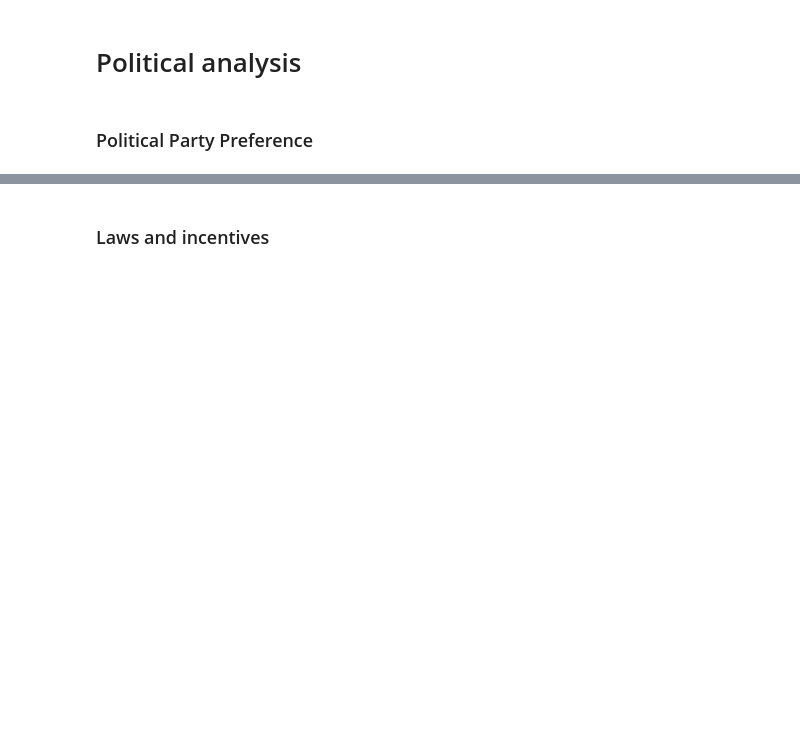
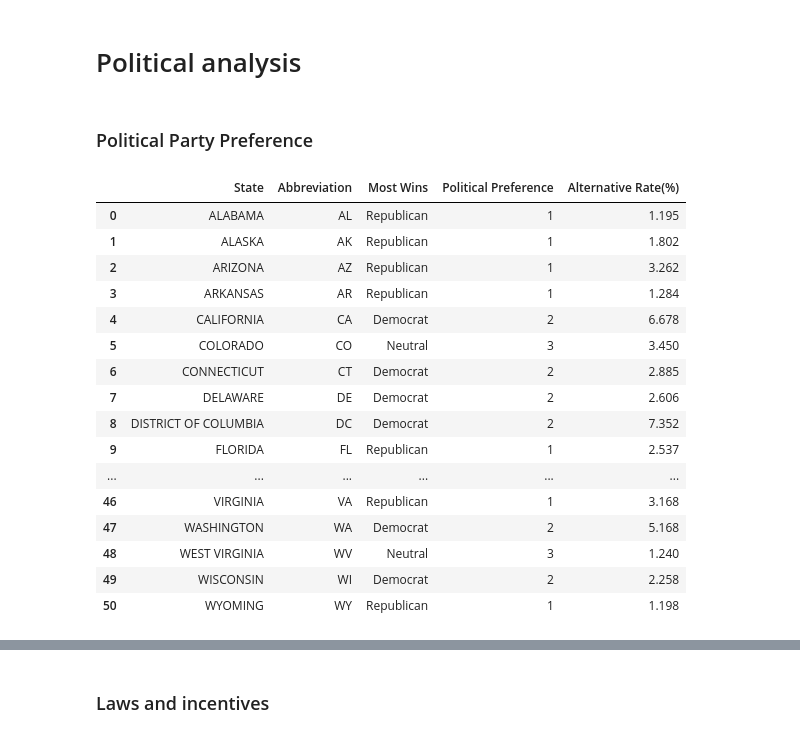
Before and after one commit to minmincg/ElectricCar_Analysis, a Jupyter notebook: Analysis/Analysis.ipynb, the cells around one changed output, grey strips where cells are left out. Saved outputs shown, nothing was run; the diff lists cells and outputs as text; code cells hidden in the pictures; blank space fills up the shorter version.

```diff
--- a/Analysis/Analysis.ipynb
+++ b/Analysis/Analysis.ipynb
@@ -179,0 +207,22 @@ TypeError: unsupported operand type(s) for /: 'str' and 'int'
+# %%
+Political_pref_vs_vehicles = pd.merge(Party_pref, top_reduced_df, on="State")[["State", "Abbreviation", "Most Wins", "Political Preference", "Alternative Rate(%)"]]
+
+Political_pref_vs_vehicles
+# %% [output]
+|  | State | Abbreviation | Most Wins | Political Preference | Alternative Rate(%) |
+| 0 | ALABAMA | AL | Republican | 1 | 1.195 |
+| 1 | ALASKA | AK | Republican | 1 | 1.802 |
+| 2 | ARIZONA | AZ | Republican | 1 | 3.262 |
+| 3 | ARKANSAS | AR | Republican | 1 | 1.284 |
+| 4 | CALIFORNIA | CA | Democrat | 2 | 6.678 |
+| 5 | COLORADO | CO | Neutral | 3 | 3.450 |
+| 6 | CONNECTICUT | CT | Democrat | 2 | 2.885 |
+| 7 | DELAWARE | DE | Democrat | 2 | 2.606 |
+| 8 | DISTRICT OF COLUMBIA | DC | Democrat | 2 | 7.352 |
+| 9 | FLORIDA | FL | Republican | 1 | 2.537 |
+| ... | ... | ... | ... | ... | ... |
+| 46 | VIRGINIA | VA | Republican | 1 | 3.168 |
+| 47 | WASHINGTON | WA | Democrat | 2 | 5.168 |
+| 48 | WEST VIRGINIA | WV | Neutral | 3 | 1.240 |
+| 49 | WISCONSIN | WI | Democrat | 2 | 2.258 |
+| 50 | WYOMING | WY | Republican | 1 | 1.198 |
```
Also changed, not shown: parts of 5 cells of this notebook, 2 other files.
